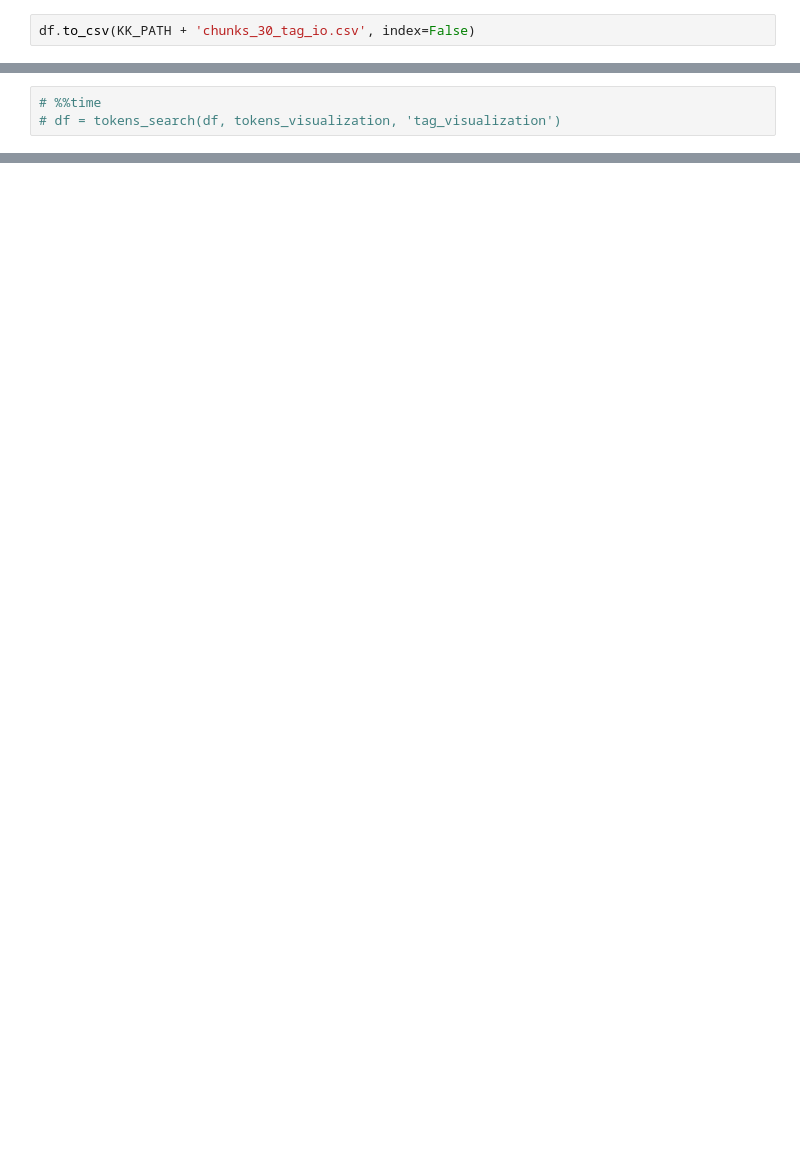
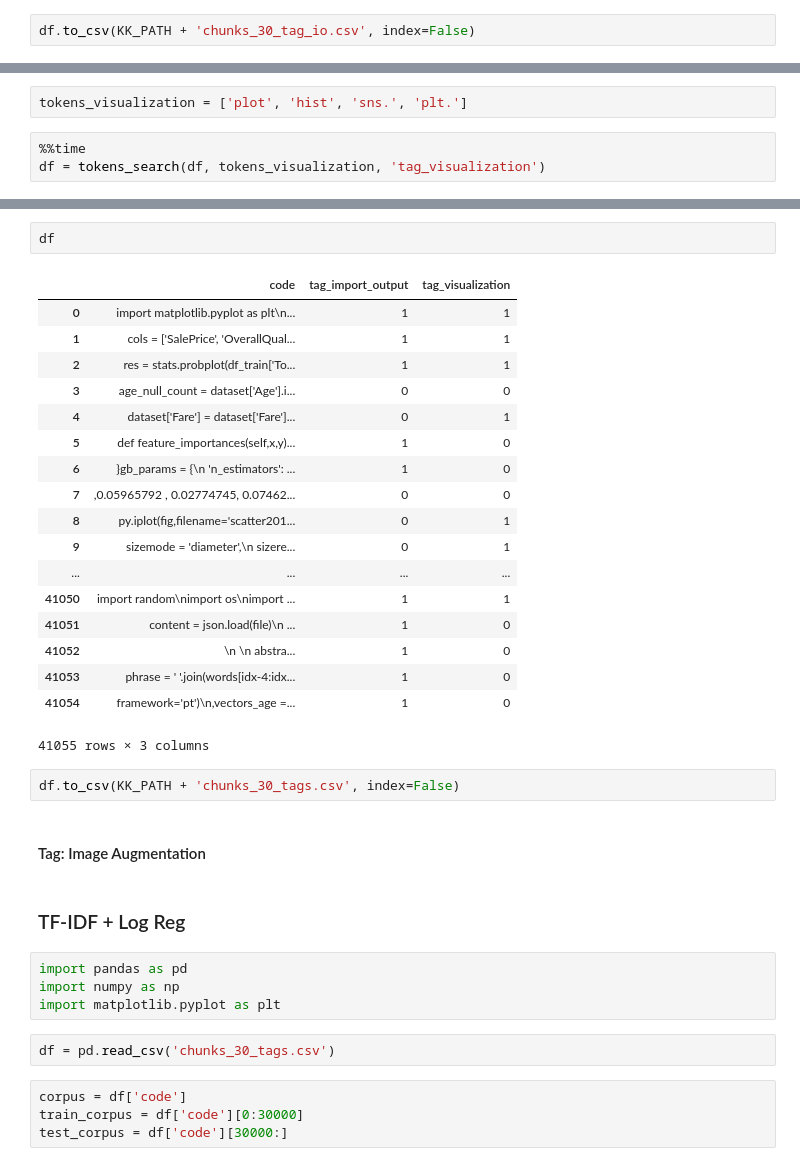
Before and after one commit to whatevernevermindbro/source_code_classification, a Jupyter notebook: classifier.ipynb, the cells around one changed output, grey strips where cells are left out. Saved outputs shown, nothing was run; the diff lists cells and outputs as text; blank space fills up the shorter version.

```diff
--- a/classifier.ipynb
+++ b/classifier.ipynb
@@ -91,3 +109,5 @@ df.to_csv(KK_PATH + 'chunks_30_tag_io.csv', index=False)
+# %%
+tokens_visualization = ['plot', 'hist', 'sns.', 'plt.']
 # %%
-# %%time
-# df = tokens_search(df, tokens_visualization, 'tag_visualization')
+%%time
+df = tokens_search(df, tokens_visualization, 'tag_visualization')
@@ -93,0 +121,37 @@ df.to_csv(KK_PATH + 'chunks_30_tag_io.csv', index=False)
+# %%
+df
+# %% [output]
+|  | code | tag_import_output | tag_visualization |
+| 0 | import matplotlib.pyplot as plt\n... | 1 | 1 |
+| 1 | cols = ['SalePrice', 'OverallQual... | 1 | 1 |
+| 2 | res = stats.probplot(df_train['To... | 1 | 1 |
+| 3 | age_null_count = dataset['Age'].i... | 0 | 0 |
+| 4 | dataset['Fare'] = dataset['Fare']... | 0 | 1 |
+| 5 | def feature_importances(self,x,y)... | 1 | 0 |
+| 6 | }gb_params = {\n 'n_estimators': ... | 1 | 0 |
+| 7 | ,0.05965792 , 0.02774745, 0.07462... | 0 | 0 |
+| 8 | py.iplot(fig,filename='scatter201... | 0 | 1 |
+| 9 | sizemode = 'diameter',\n sizere... | 0 | 1 |
+| ... | ... | ... | ... |
+| 41050 | import random\nimport os\nimport ... | 1 | 1 |
+| 41051 | content = json.load(file)\n ... | 1 | 0 |
+| 41052 | \n \n abstra... | 1 | 0 |
+| 41053 | phrase = ' '.join(words[idx-4:idx... | 1 | 0 |
+| 41054 | framework='pt')\n,vectors_age =... | 1 | 0 |
+41055 rows × 3 columns
+# %%
+df.to_csv(KK_PATH + 'chunks_30_tags.csv', index=False)
+# %% [markdown]
+#### Tag: Image Augmentation
+# %% [markdown]
+### TF-IDF + Log Reg
+# %%
+import pandas as pd
+import numpy as np
+import matplotlib.pyplot as plt
+# %%
+df = pd.read_csv('chunks_30_tags.csv')
+# %%
+corpus = df['code']
+train_corpus = df['code'][0:30000]
+test_corpus = df['code'][30000:]
```
Also changed, not shown: parts of 15 cells of this notebook, 1 other file.
